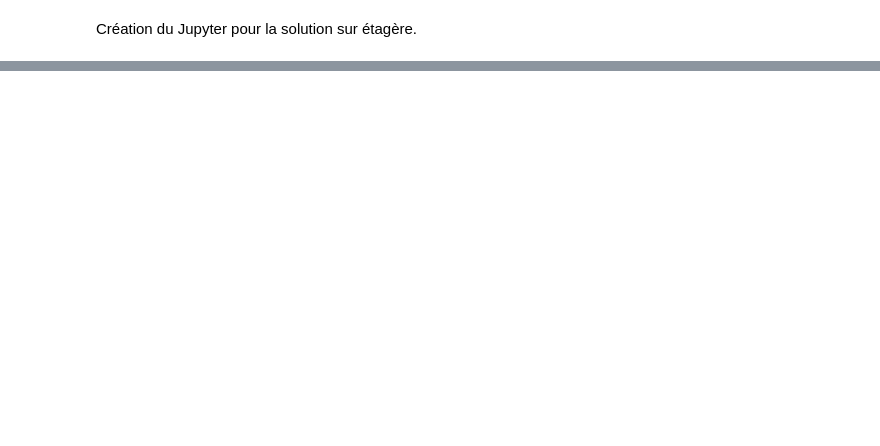
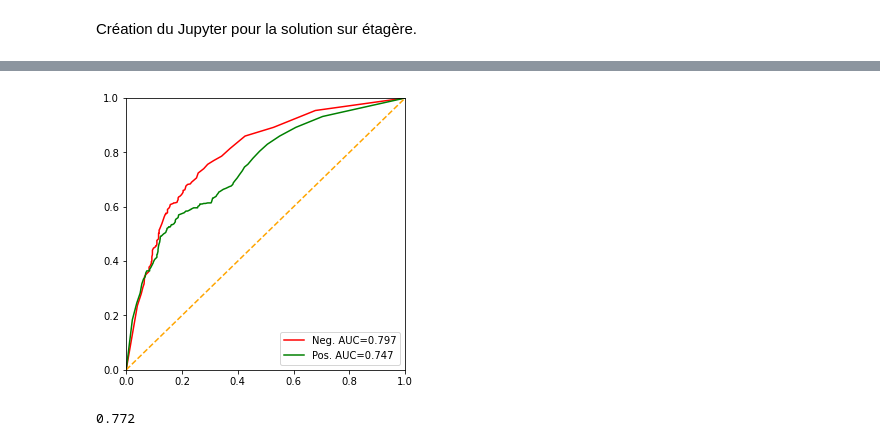
Before and after one commit to Sfix/OC-P07, a Jupyter notebook: Collect data sur etagere.ipynb, the cells around one changed output, grey strips where cells are left out. Saved outputs shown, nothing was run; the diff lists cells and outputs as text; code cells hidden in the pictures; blank space fills up the shorter version.

```diff
--- a/Collect data sur etagere.ipynb
+++ b/Collect data sur etagere.ipynb
@@ -221,0 +368,50 @@ df_results.to_pickle(Path('./data')/f"{FILE_DF_RESULTS}.pkl")
+# %%
+fpr, tpr, thresholds = metrics.roc_curve(
+                                            df_test['score'],
+                                            df_results['score_negative'],
+                                            pos_label= 0
+)
+auc = metrics.roc_auc_score(
+                            [1 if x == 0 else 0 for x in df_test['score']],
+                            df_results['score_negative']
+)
+fig, ax = plt.subplots(figsize=(5,5))
+ax.plot(
+        fpr,
+        tpr,
+        c= 'red',
+        label= f"Neg. AUC={auc:.3f}"
+)
+
+fpr, tpr, thresholds = metrics.roc_curve(
+                                            df_test['score'],
+                                            df_results['score_positive'],
+                                            pos_label= 1
+)
+auc = metrics.roc_auc_score(
+                            df_test['score'],
+                            df_results['score_positive']
+)
+ax.plot(
+        fpr,
+        tpr,
+        c= 'green',
+        label= f"Pos. AUC={auc:.3f}"
+)
+ax.plot(
+        [0, 1],
+        [0, 1],
+        linestyle= 'dashed',
+        c= 'orange'
+)
+
+plt.legend()
+plt.xlim(left= 0, right= 1)
+plt.ylim(bottom= 0, top= 1)
+plt.show()
+# %% [output]
+[figure, added]
+# %%
+(0.797 + 0.747)/2
+# %% [output]
+0.772
```
Also changed, not shown: parts of 7 cells of this notebook, 10 other files.
